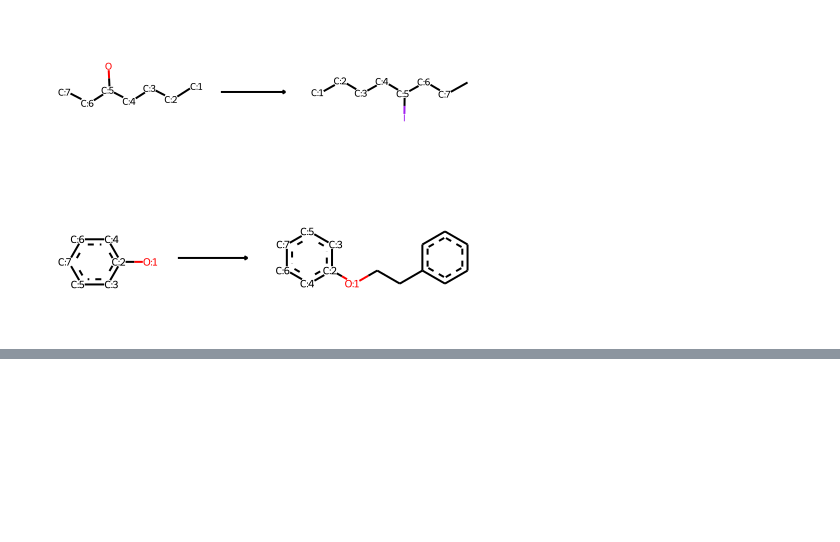
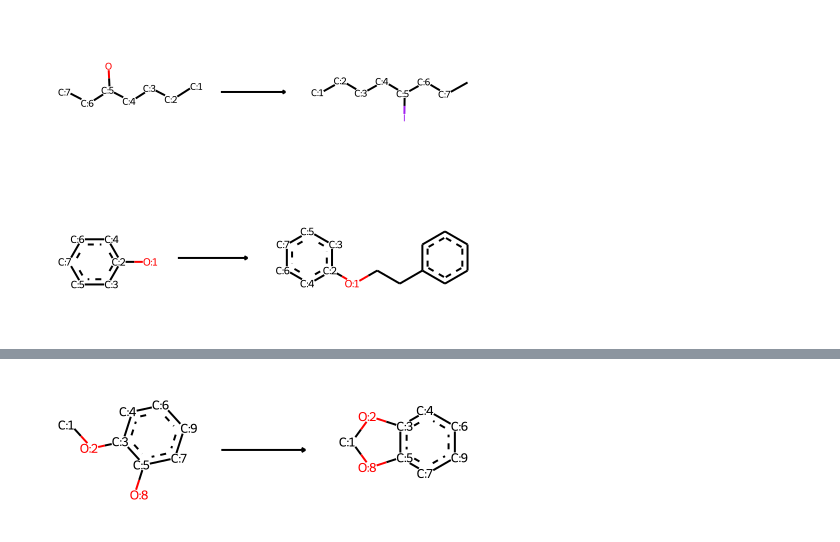
Before and after one commit to metwork-project/metwork-backend, a Jupyter notebook: notebooks/create_reaction.ipynb, the cells around one changed output, grey strips where cells are left out. Cells and saved outputs as stored; diff of their text form; code cells hidden in the pictures; blank space fills up the shorter version.

```diff
--- a/notebooks/create_reaction.ipynb
+++ b/notebooks/create_reaction.ipynb
@@ -78,0 +95,7 @@ create_reaction("OC1=CC=CC=C1", "C(CC1=CC=CC=C1)OC1=CC=CC=C1")
+# %%
+sm_react = "COC1=CC=CC=C1O"
+sm_prod = "C1OC2=C(O1)C=CC=C2"
+rxn = create_reaction(sm_react, sm_prod)
+rxn
+# %% [output]
+[figure, added]
```
Also changed, not shown: parts of 6 cells of this notebook, 2 other files.
